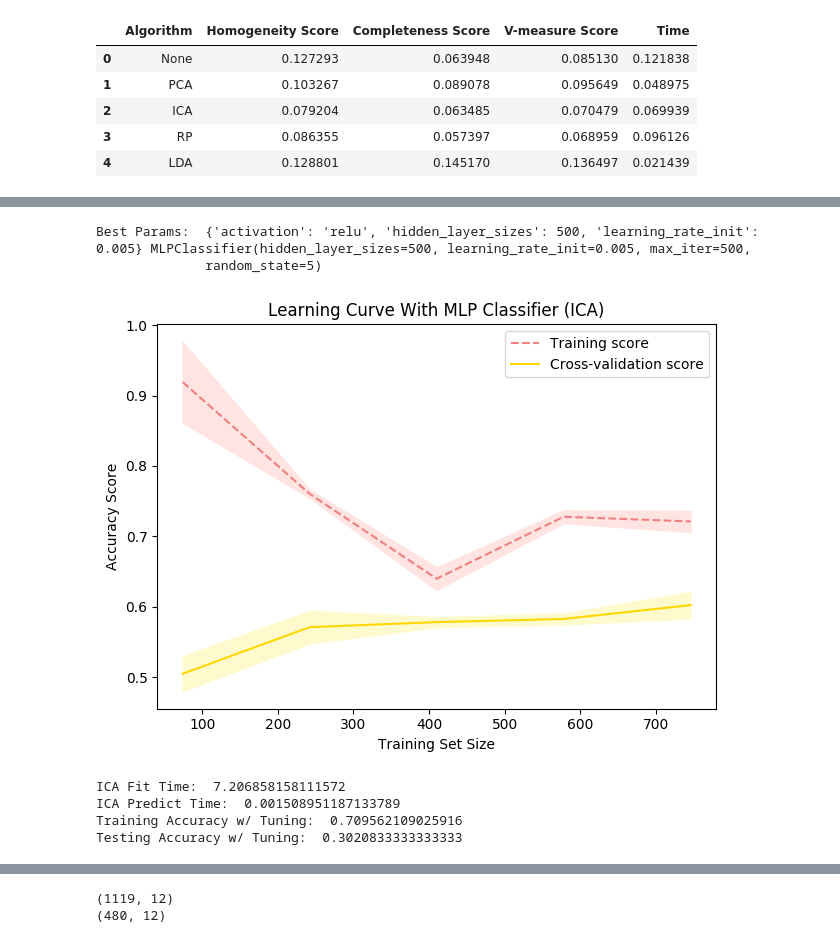
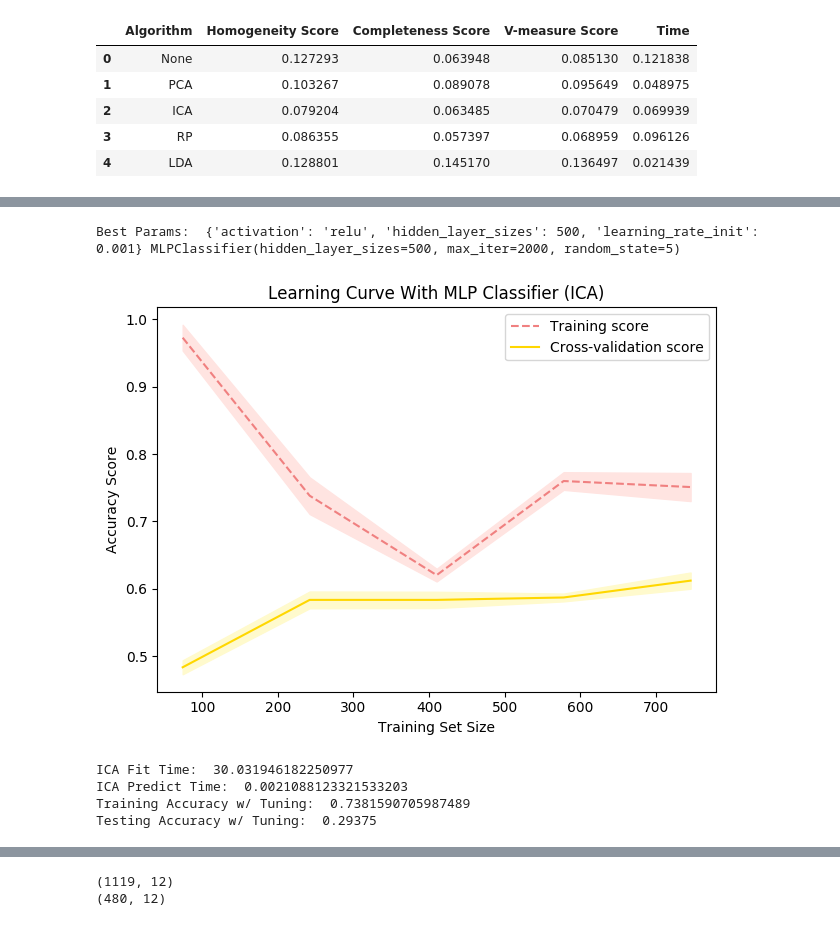
Before and after one commit to aashiamehta/MachineLearning, a Jupyter notebook: Project3/unsupervised_learning.ipynb, the cells around one changed output, grey strips where cells are left out. Cells and saved outputs as stored; diff of their text form; code cells hidden in the pictures.

```diff
--- a/Project3/unsupervised_learning.ipynb
+++ b/Project3/unsupervised_learning.ipynb
@@ -1395,7 +1395,7 @@ def create_learning_curve(classifier, X, Y, title):
 # %%
 # Original NN
 # https://scikit-learn.org/stable/modules/generated/sklearn.neural_network.MLPClassifier.html
-wine_mlp = MLPClassifier(random_state=5, max_iter=500)
+wine_mlp = MLPClassifier(random_state=5, max_iter=2000)
 
 wine_mlp.fit(wine_X_train, wine_Y_train)
 wine_Y_pred = wine_mlp.predict(wine_X_test)
@@ -1451,32 +1451,32 @@ Testing Accuracy w/ Tuning:  0.6458333333333334
 # %%
 # PCA NN
-wine_mlp = MLPClassifier(random_state=random_state, max_iter=500)
+wine_mlp = MLPClassifier(random_state=random_state, max_iter=2000)
 
 new_X_train = PCA(n_components=8, random_state=random_state).fit_transform(wine_X_train)
 new_X_test = PCA(n_components=8, random_state=random_state).fit_transform(wine_X_test)
 
-param_grid = {"hidden_layer_sizes": [400], "learning_rate_init": [0.001], "activation": ['relu']}
+param_grid = {"hidden_layer_sizes": [400], "learning_rate_init": [0.0001, 0.001, 0.005, 0.01], "activation": ['relu']}
 wine_mlp_tuned = GridSearchCV(wine_mlp, param_grid, scoring='accuracy', cv=3)
 wine_mlp_tuned.fit(new_X_train, wine_Y_train)
 best_params = wine_mlp_tuned.best_params_
 best_estimator = wine_mlp_tuned.best_estimator_
 print("Best Params: ", best_params, best_estimator)
 
-wine_mlp = best_estimator
-create_learning_curve(wine_mlp, new_X_train, wine_Y_train, "MLP Classifier (PCA)")
+pca_wine_mlp = best_estimator
+create_learning_curve(pca_wine_mlp, new_X_train, wine_Y_train, "MLP Classifier (PCA)")
 fit_time_start = time.time()
-wine_mlp.fit(new_X_train, wine_Y_train)
+pca_wine_mlp.fit(new_X_train, wine_Y_train)
 fit_time_end = time.time()
 wine_fit_time = fit_time_end - fit_time_start
 print("PCA Fit Time: ", wine_fit_time)
 
 predict_time_start = time.time()
-wine_Y_pred_test = wine_mlp.predict(new_X_test)
+wine_Y_pred_test = pca_wine_mlp.predict(new_X_test)
 predict_time_end = time.time()
 wine_predict_time = predict_time_end - predict_time_start
 print("PCA Predict Time: ", wine_predict_time)
 
-wine_Y_pred_train = wine_mlp.predict(new_X_train)
+wine_Y_pred_train = pca_wine_mlp.predict(new_X_train)
 
 
 final_wine_mlp_train_accuracy = accuracy_score(wine_Y_train, wine_Y_pred_train)
@@ -1493,44 +1494,43 @@ Testing Accuracy w/ Tuning:  0.5041666666666667
 # %%
 # ICA NN
-wine_mlp = MLPClassifier(random_state=random_state, max_iter=500)
+wine_mlp = MLPClassifier(random_state=random_state, max_iter=2000)
 
-new_X_train = FastICA(n_components=8, random_state=random_state).fit_transform(wine_X_train)
-new_X_test = FastICA(n_components=8, random_state=random_state).fit_transform(wine_X_test)
+new_X_train = FastICA(n_components=10, random_state=random_state).fit_transform(wine_X_train)
+new_X_test = FastICA(n_components=10, random_state=random_state).fit_transform(wine_X_test)
 
 param_grid = {"hidden_layer_sizes": [400, 500], "learning_rate_init": [0.0001, 0.001, 0.005, 0.01], "activation": ['relu']}
 wine_mlp_tuned = GridSearchCV(wine_mlp, param_grid, scoring='accuracy', cv=3)
 wine_mlp_tuned.fit(new_X_train, wine_Y_train)
 best_params = wine_mlp_tuned.best_params_
 best_estimator = wine_mlp_tuned.best_estimator_
 print("Best Params: ", best_params, best_estimator)
 
-wine_mlp = best_estimator
-create_learning_curve(wine_mlp, new_X_train, wine_Y_train, "MLP Classifier (ICA)")
+ica_wine_mlp = best_estimator
+create_learning_curve(ica_wine_mlp, new_X_train, wine_Y_train, "MLP Classifier (ICA)")
 fit_time_start = time.time()
-wine_mlp.fit(new_X_train, wine_Y_train)
+ica_wine_mlp.fit(new_X_train, wine_Y_train)
 fit_time_end = time.time()
 wine_fit_time = fit_time_end - fit_time_start
 print("ICA Fit Time: ", wine_fit_time)
 
 predict_time_start = time.time()
-wine_Y_pred_test = wine_mlp.predict(new_X_test)
+wine_Y_pred_test = ica_wine_mlp.predict(new_X_test)
 predict_time_end = time.time()
 wine_predict_time = predict_time_end - predict_time_start
 print("ICA Predict Time: ", wine_predict_time)
 
-wine_Y_pred_train = wine_mlp.predict(new_X_train)
+wine_Y_pred_train = ica_wine_mlp.predict(new_X_train)
 
 final_wine_mlp_train_accuracy = accuracy_score(wine_Y_train, wine_Y_pred_train)
 print("Training Accuracy w/ Tuning: ", final_wine_mlp_train_accuracy)
 final_wine_mlp_test_accuracy = accuracy_score(wine_Y_test, wine_Y_pred_test)
 print("Testing Accuracy w/ Tuning: ", final_wine_mlp_test_accuracy)
 # %% [output]
-Best Params:  {'activation': 'relu', 'hidden_layer_sizes': 500, 'learning_rate_init': 0.005} MLPClassifier(hidden_layer_sizes=500, learning_rate_init=0.005, max_iter=500,
-              random_state=5)
+Best Params:  {'activation': 'relu', 'hidden_layer_sizes': 500, 'learning_rate_init': 0.001} MLPClassifier(hidden_layer_sizes=500, max_iter=2000, random_state=5)
-[figure, old version]
+[figure, new version]
-ICA Fit Time:  7.206858158111572
-ICA Predict Time:  0.001508951187133789
-Training Accuracy w/ Tuning:  0.709562109025916
-Testing Accuracy w/ Tuning:  0.3020833333333333
+ICA Fit Time:  30.031946182250977
+ICA Predict Time:  0.0021088123321533203
+Training Accuracy w/ Tuning:  0.7381590705987489
+Testing Accuracy w/ Tuning:  0.29375
 # %%
 # RP NN
```
Also changed, not shown: parts of 10 cells of this notebook, 9 other files.
